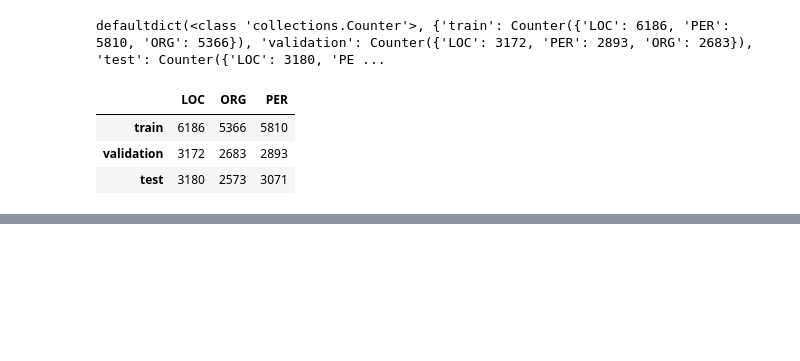
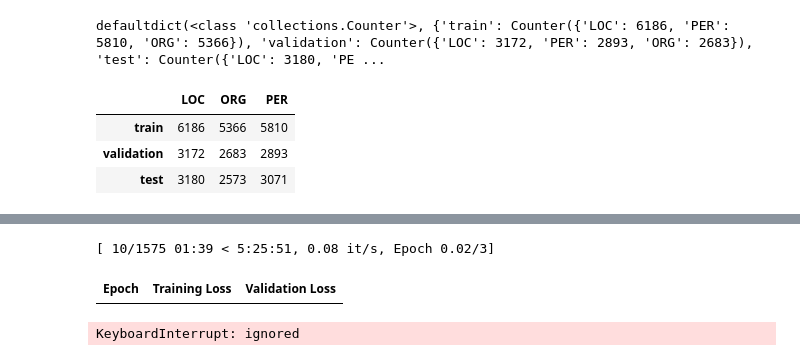
Before and after one commit to tilaboy/nlp_transformer_tutorial, a Jupyter notebook: learning_notes/ch4.ipynb, the cells around one changed output, grey strips where cells are left out. Cells and saved outputs as stored; diff of their text form; code cells hidden in the pictures; blank space fills up the shorter version.

```diff
--- a/learning_notes/ch4.ipynb
+++ b/learning_notes/ch4.ipynb
@@ -160,0 +256,2 @@ class XLMRobertaForTokenClassification(RobertaPreTrainedModel):
+# %%
+panx_de_encoded = encode_panx_dataset(panx_ch["de"])
@@ -160,0 +290,34 @@ class XLMRobertaForTokenClassification(RobertaPreTrainedModel):
+# %%
+num_epochs = 3
+batch_size = 24
+logging_steps = len(panx_de_encoded["train"]) // batch_size
+model_name = f"{xlmr_model_name}-finetuned-panx-de"
+training_args = TrainingArguments(output_dir=model_name,
+                                  log_level="error",
+                                  num_train_epochs=num_epochs,
+                                  per_device_train_batch_size=batch_size,
+                                  per_device_eval_batch_size=batch_size,
+                                  evaluation_strategy="epoch",
+                                  save_steps=1e6,
+                                  weight_decay=0.01,
+                                  disable_tqdm=False,
+                                  logging_steps=logging_steps,
+                                  push_to_hub=False)
+# %%
+def model_init():
+    return XLMRobertaForTokenClassification.from_pretrained(xlmr_model_name, config=xlmr_config).to(device)
+
+trainer = Trainer(model_init=model_init,
+                  args=training_args,
+                  data_collator=DataCollatorForTokenClassification(xlmr_tokenizer),
+                  compute_metrics=compute_metrics,
+                  train_dataset=panx_de_encoded["train"],
+                  eval_dataset=panx_de_encoded["validation"],
+                  tokenizer=xlmr_tokenizer)
+
+trainer.train()
+print("Training completed!")
+# %% [output]
+[ 10/1575 01:39 < 5:25:51, 0.08 it/s, Epoch 0.02/3]
+| Epoch | Training Loss | Validation Loss |
+KeyboardInterrupt: ignored
```
Also changed, not shown: parts of 11 cells of this notebook.
